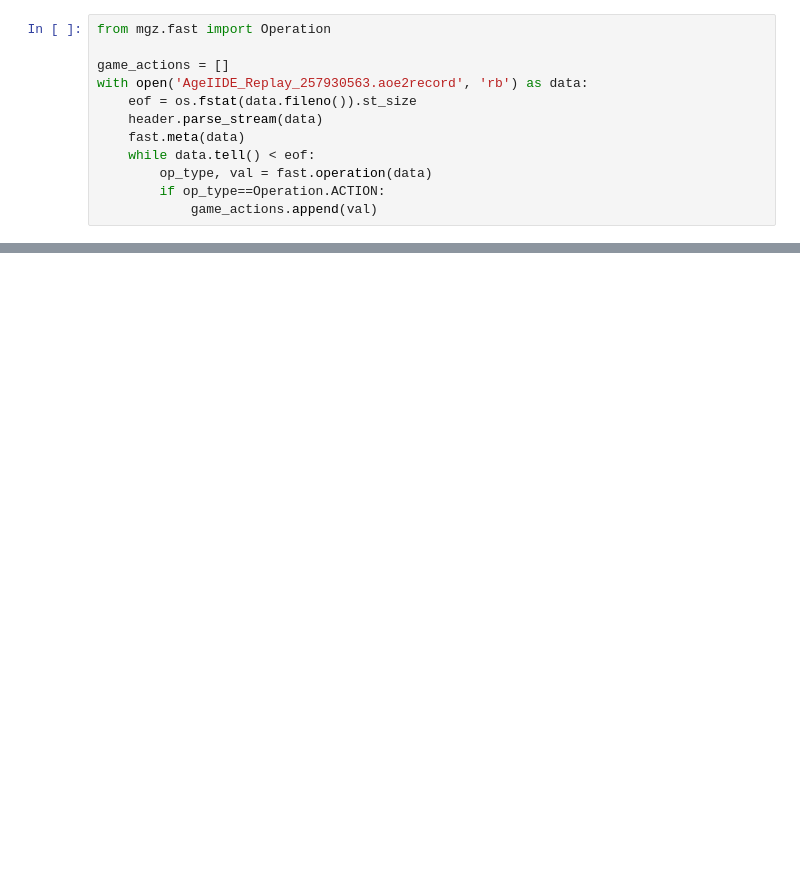
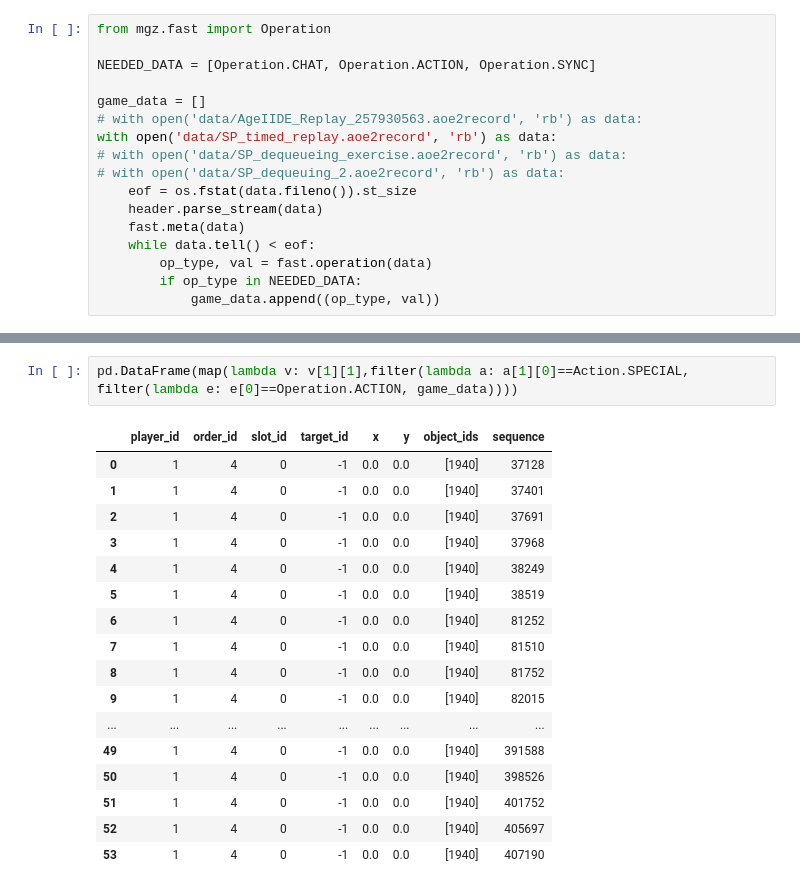
Before and after one commit to BoZenKhaa/AoE2IdleTime, a Jupyter notebook: dev.ipynb, the cells around one changed output, grey strips where cells are left out. Drawn from its saved outputs; the diff is of its cells as text; blank space fills up the shorter version.

```diff
--- a/dev.ipynb
+++ b/dev.ipynb
@@ -6,12 +15,17 @@ from mgz.summary import Summary
 # %%
 from mgz.fast import Operation
 
-game_actions = []
-with open('AgeIIDE_Replay_257930563.aoe2record', 'rb') as data:
+NEEDED_DATA = [Operation.CHAT, Operation.ACTION, Operation.SYNC]
+
+game_data = []
+# with open('data/AgeIIDE_Replay_257930563.aoe2record', 'rb') as data:
+with open('data/SP_timed_replay.aoe2record', 'rb') as data:
+# with open('data/SP_dequeueing_exercise.aoe2record', 'rb') as data:
+# with open('data/SP_dequeuing_2.aoe2record', 'rb') as data:
     eof = os.fstat(data.fileno()).st_size
     header.parse_stream(data)
     fast.meta(data)
     while data.tell() < eof:
         op_type, val = fast.operation(data)
-        if op_type==Operation.ACTION:
-            game_actions.append(val)
+        if op_type in NEEDED_DATA:
+            game_data.append((op_type, val))
@@ -77,0 +115,20 @@ p1_vilbuild_actions
+# %%
+pd.DataFrame(map(lambda v: v[1][1],filter(lambda a: a[1][0]==Action.SPECIAL, filter(lambda e: e[0]==Operation.ACTION, game_data))))
+# %% [output]
+|  | player_id | order_id | slot_id | target_id | x | y | object_ids | sequence |
+| 0 | 1 | 4 | 0 | -1 | 0.0 | 0.0 | [1940] | 37128 |
+| 1 | 1 | 4 | 0 | -1 | 0.0 | 0.0 | [1940] | 37401 |
+| 2 | 1 | 4 | 0 | -1 | 0.0 | 0.0 | [1940] | 37691 |
+| 3 | 1 | 4 | 0 | -1 | 0.0 | 0.0 | [1940] | 37968 |
+| 4 | 1 | 4 | 0 | -1 | 0.0 | 0.0 | [1940] | 38249 |
+| 5 | 1 | 4 | 0 | -1 | 0.0 | 0.0 | [1940] | 38519 |
+| 6 | 1 | 4 | 0 | -1 | 0.0 | 0.0 | [1940] | 81252 |
+| 7 | 1 | 4 | 0 | -1 | 0.0 | 0.0 | [1940] | 81510 |
+| 8 | 1 | 4 | 0 | -1 | 0.0 | 0.0 | [1940] | 81752 |
+| 9 | 1 | 4 | 0 | -1 | 0.0 | 0.0 | [1940] | 82015 |
+| ... | ... | ... | ... | ... | ... | ... | ... | ... |
+| 49 | 1 | 4 | 0 | -1 | 0.0 | 0.0 | [1940] | 391588 |
+| 50 | 1 | 4 | 0 | -1 | 0.0 | 0.0 | [1940] | 398526 |
+| 51 | 1 | 4 | 0 | -1 | 0.0 | 0.0 | [1940] | 401752 |
+| 52 | 1 | 4 | 0 | -1 | 0.0 | 0.0 | [1940] | 405697 |
+| 53 | 1 | 4 | 0 | -1 | 0.0 | 0.0 | [1940] | 407190 |
```
Also changed, not shown: parts of 34 cells of this notebook, 9 other files.
